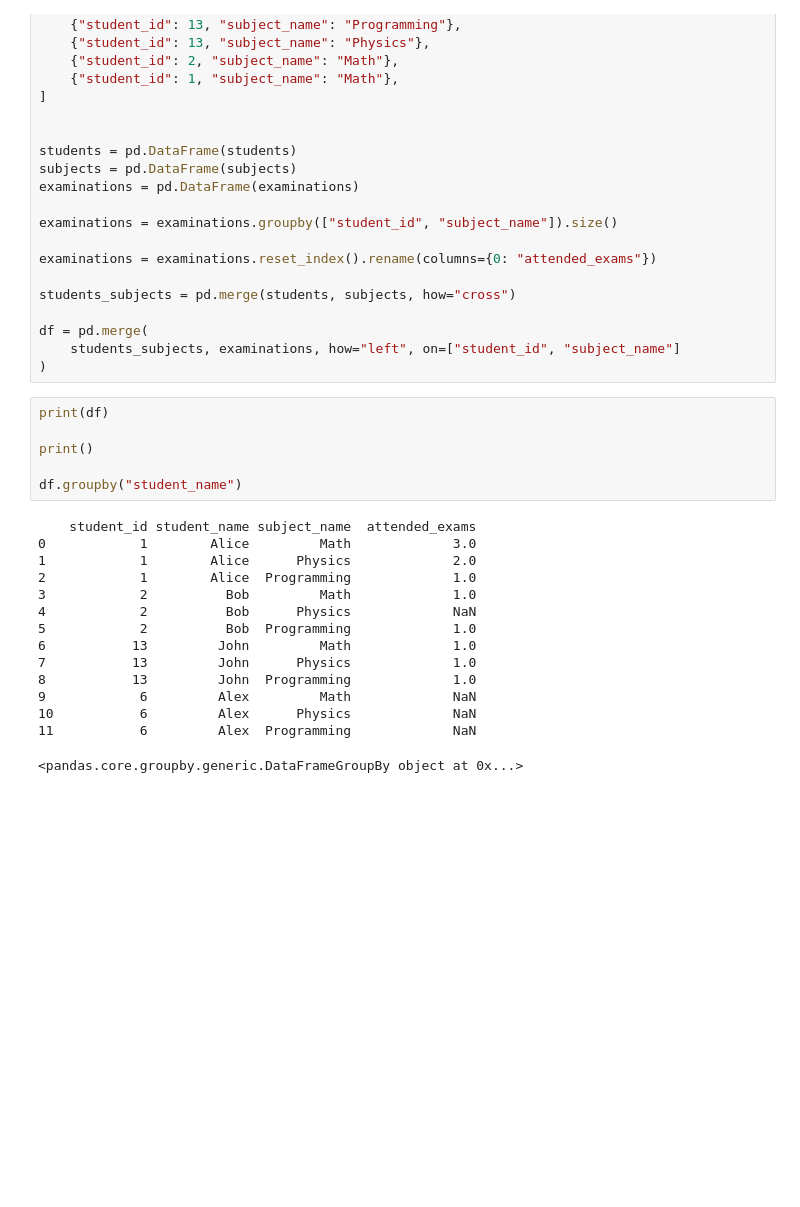
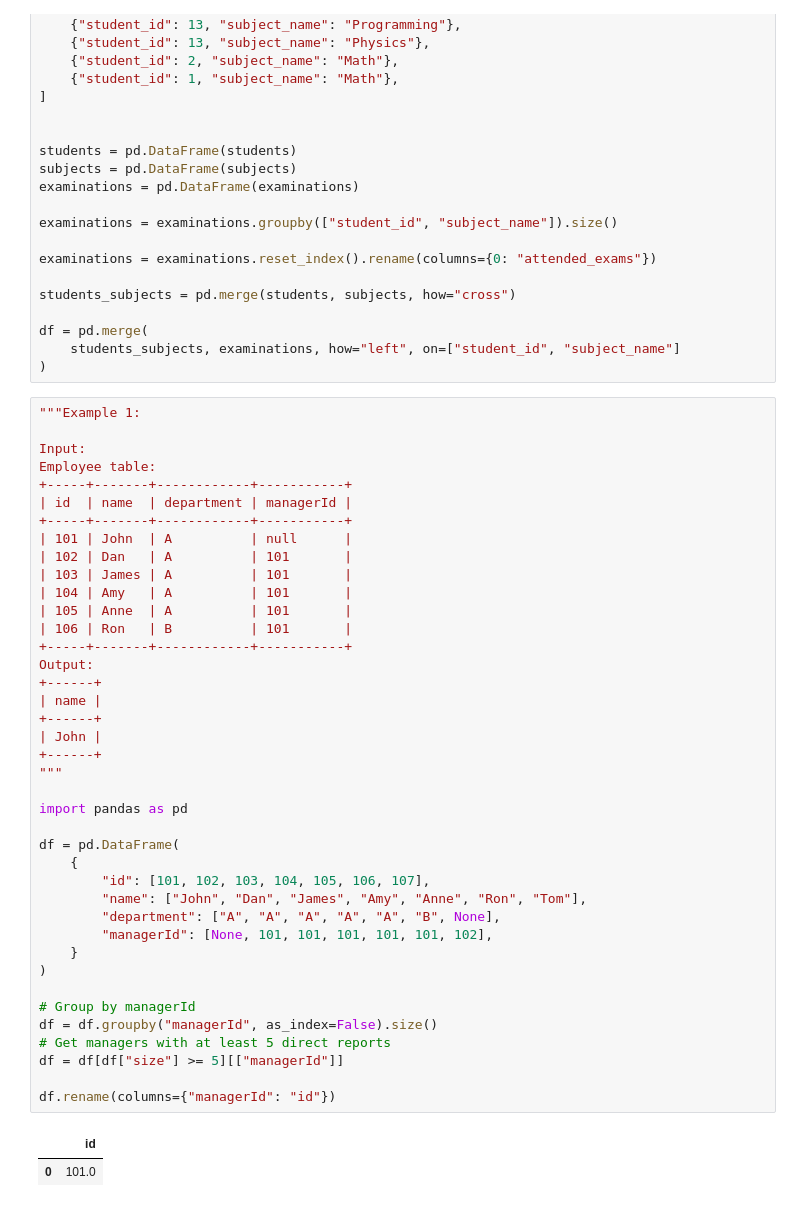
Before and after one commit to Drblessing/leetcode, a Jupyter notebook: Pandas/scratch.ipynb, the cells around one changed output. Saved outputs shown, nothing was run; the diff lists cells and outputs as text; blank space fills up the shorter version.

```diff
--- a/Pandas/scratch.ipynb
+++ b/Pandas/scratch.ipynb
@@ -891,24 +891,46 @@ students_subjects = pd.merge(students, subjects, how="cross")
 df = pd.merge(
     students_subjects, examinations, how="left", on=["student_id", "subject_name"]
 )
-# %%
-print(df)
-
-print()
-
-df.groupby("student_name")
-# %% [output]
-    student_id student_name subject_name  attended_exams
-0            1        Alice         Math             3.0
-1            1        Alice      Physics             2.0
-2            1        Alice  Programming             1.0
-3            2          Bob         Math             1.0
-4            2          Bob      Physics             NaN
-5            2          Bob  Programming             1.0
-6           13         John         Math             1.0
-7           13         John      Physics             1.0
-8           13         John  Programming             1.0
-9            6         Alex         Math             NaN
-10           6         Alex      Physics             NaN
-11           6         Alex  Programming             NaN
-<pandas.core.groupby.generic.DataFrameGroupBy object at 0x...>
+# %%
+"""Example 1:
+
+Input:
+Employee table:
++-----+-------+------------+-----------+
+| id  | name  | department | managerId |
++-----+-------+------------+-----------+
+| 101 | John  | A          | null      |
+| 102 | Dan   | A          | 101       |
+| 103 | James | A          | 101       |
+| 104 | Amy   | A          | 101       |
+| 105 | Anne  | A          | 101       |
+| 106 | Ron   | B          | 101       |
++-----+-------+------------+-----------+
+Output:
++------+
+| name |
++------+
+| John |
++------+
+"""
+
+import pandas as pd
+
+df = pd.DataFrame(
+    {
+        "id": [101, 102, 103, 104, 105, 106, 107],
+        "name": ["John", "Dan", "James", "Amy", "Anne", "Ron", "Tom"],
+        "department": ["A", "A", "A", "A", "A", "B", None],
+        "managerId": [None, 101, 101, 101, 101, 101, 102],
+    }
+)
+
+# Group by managerId
+df = df.groupby("managerId", as_index=False).size()
+# Get managers with at least 5 direct reports
+df = df[df["size"] >= 5][["managerId"]]
+
+df.rename(columns={"managerId": "id"})
+# %% [output]
+|  | id |
+| 0 | 101.0 |
```
Also changed, not shown: parts of 2 cells of this notebook, 2 other files.
